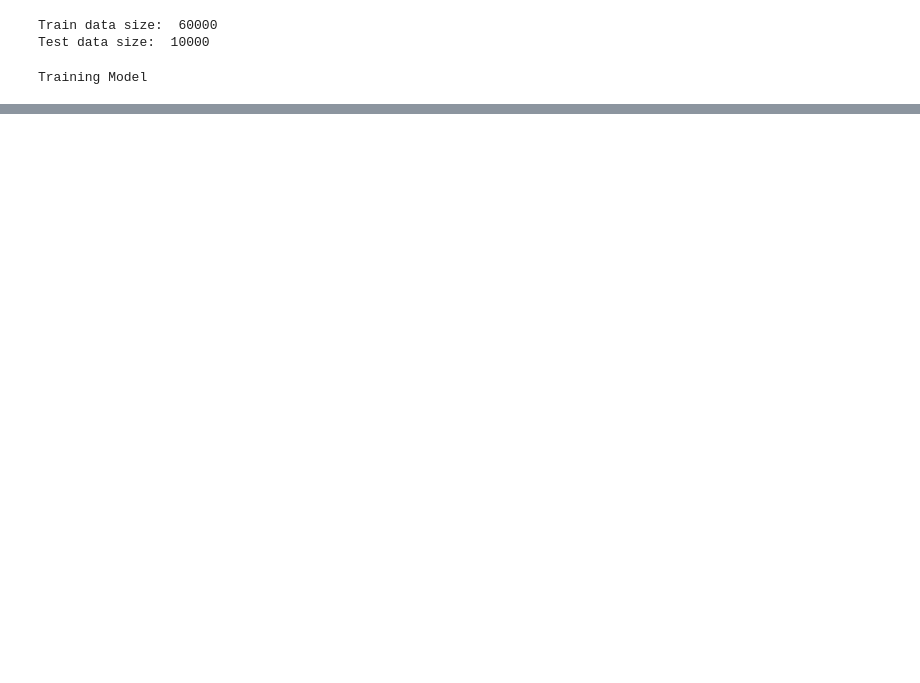
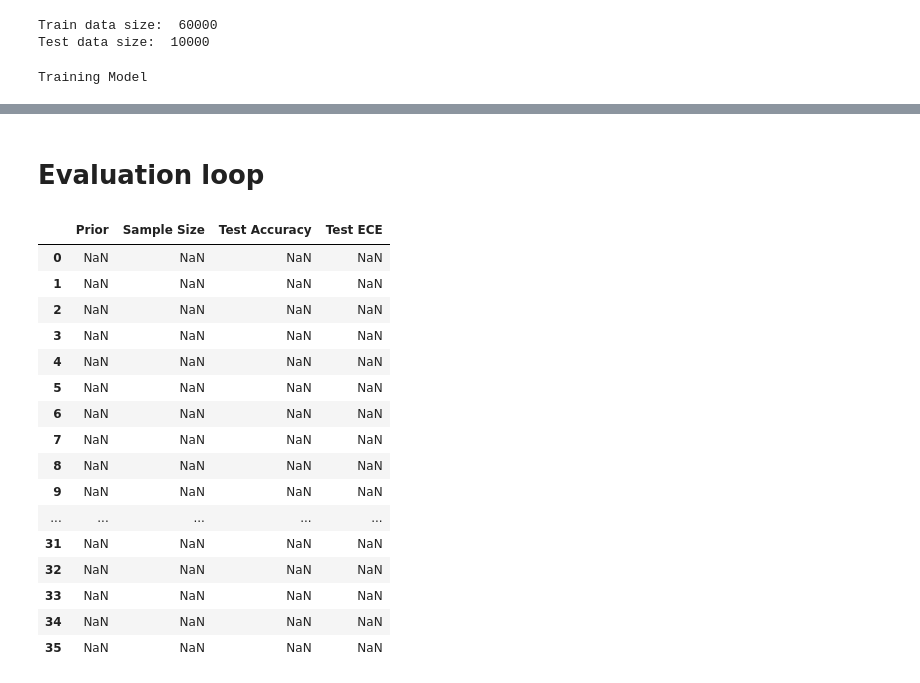
Before and after one commit to damjan7/deep_learning_project, a Jupyter notebook: BNN_application.ipynb, the cells around one changed output, grey strips where cells are left out. Saved outputs shown, nothing was run; the diff lists cells and outputs as text; code cells hidden in the pictures; blank space fills up the shorter version.

```diff
--- a/BNN_application.ipynb
+++ b/BNN_application.ipynb
@@ -61,0 +79,36 @@ Test ECE:  tensor(0.0118)
+# %% [markdown]
+# Evaluation loop
+# %%
+prior_list = [Isotropic_Gaussian(0, 1),
+              StudentT_prior(),
+              Laplace_prior(),
+              Gaussian_Mixture(),
+              GaussianSpikeNSlab(),
+              MixedLaplaceUniform()]
+
+sample_sizes = [3750, 7500, 15000, 30000, 60000, 120000]
+
+Temperatures = [0.001, 0.01, 0.1, 1, 10]
+# %%
+# preallocate pandas dataframe for results
+results = pd.DataFrame(columns = ["Prior", "Sample Size", "Test Accuracy", "Test ECE"], index = range(len(prior_list)*len(sample_sizes)))
+
+results
+# %% [output]
+|  | Prior | Sample Size | Test Accuracy | Test ECE |
+| 0 | NaN | NaN | NaN | NaN |
+| 1 | NaN | NaN | NaN | NaN |
+| 2 | NaN | NaN | NaN | NaN |
+| 3 | NaN | NaN | NaN | NaN |
+| 4 | NaN | NaN | NaN | NaN |
+| 5 | NaN | NaN | NaN | NaN |
+| 6 | NaN | NaN | NaN | NaN |
+| 7 | NaN | NaN | NaN | NaN |
+| 8 | NaN | NaN | NaN | NaN |
+| 9 | NaN | NaN | NaN | NaN |
+| ... | ... | ... | ... | ... |
+| 31 | NaN | NaN | NaN | NaN |
+| 32 | NaN | NaN | NaN | NaN |
+| 33 | NaN | NaN | NaN | NaN |
+| 34 | NaN | NaN | NaN | NaN |
+| 35 | NaN | NaN | NaN | NaN |
```
Also changed, not shown: parts of 7 cells of this notebook, 4 other files.
